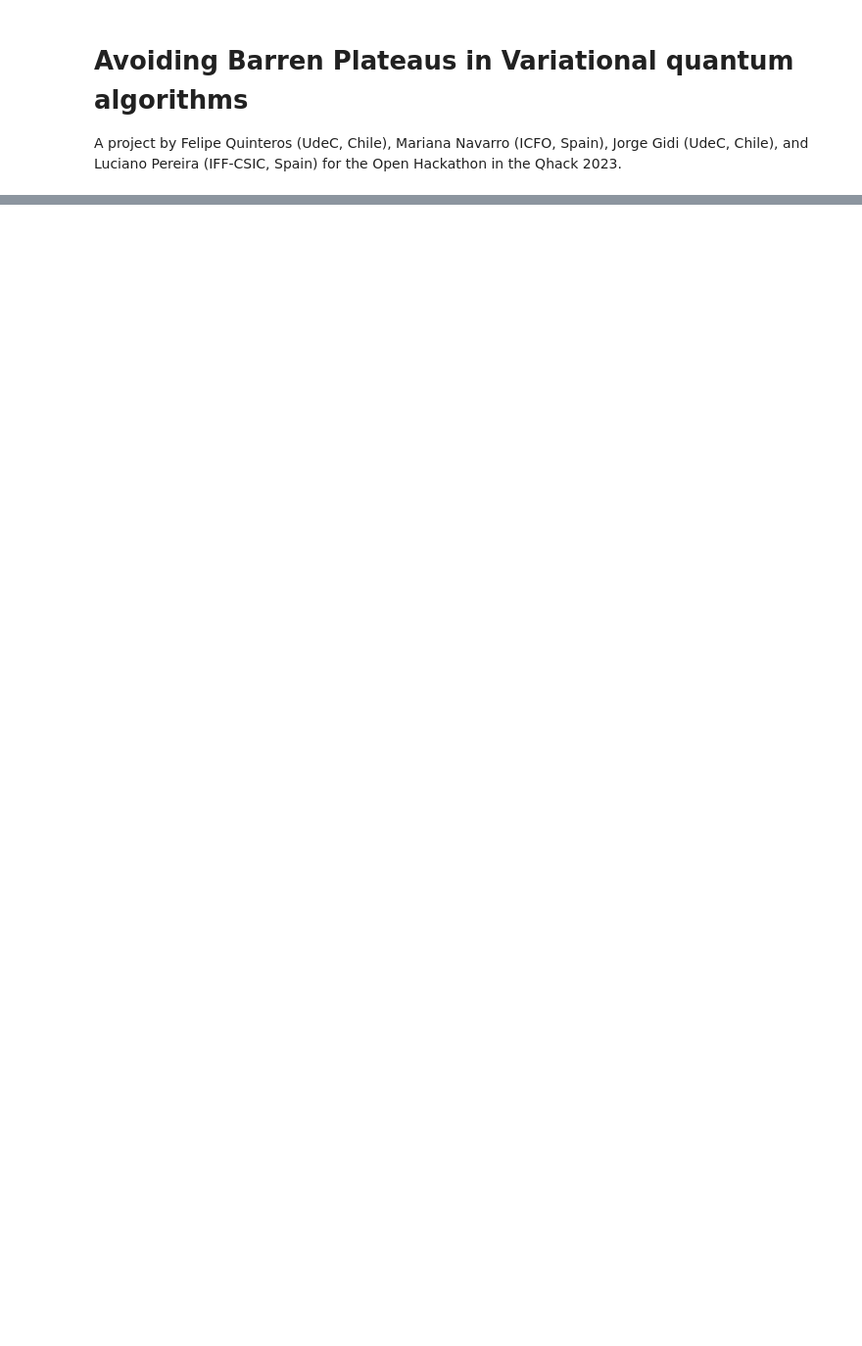
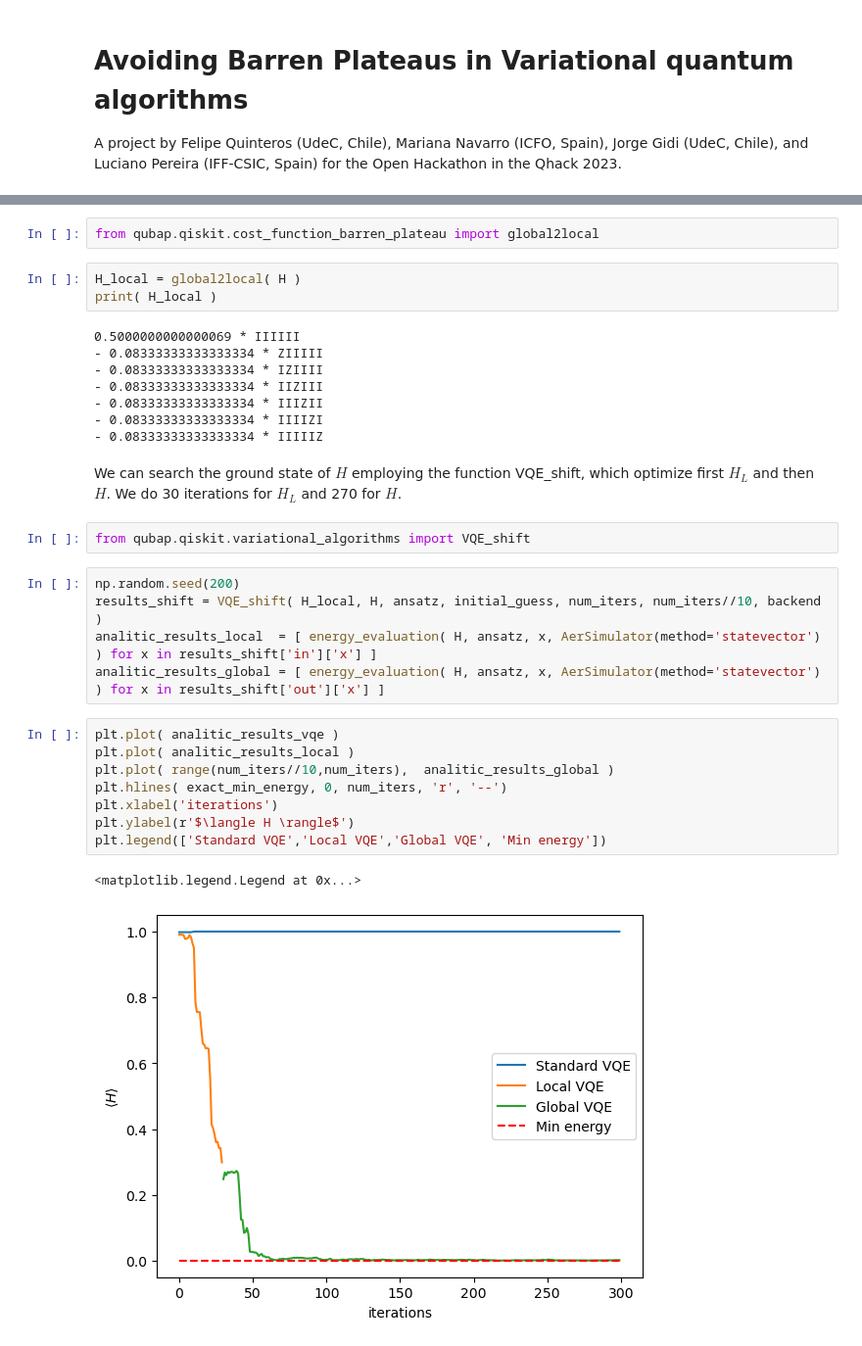
Before and after one commit to jgidi/quantum-barren-plateaus, a Jupyter notebook: notebooks/luciano/Introduction_to_QuBaP.ipynb, the cells around one changed output, grey strips where cells are left out. Shown at 98% size. Saved outputs shown, nothing was run; the diff lists cells and outputs as text; blank space fills up the shorter version.

```diff
--- a/notebooks/luciano/Introduction_to_QuBaP.ipynb
+++ b/notebooks/luciano/Introduction_to_QuBaP.ipynb
@@ -42,0 +116,33 @@ In this project we develop a Qiskit module that include several proposal to redu
+# %%
+from qubap.qiskit.cost_function_barren_plateau import global2local
+# %%
+H_local = global2local( H )
+print( H_local )
+# %% [output]
+0.5000000000000069 * IIIIII
+- 0.08333333333333334 * ZIIIII
+- 0.08333333333333334 * IZIIII
+- 0.08333333333333334 * IIZIII
+- 0.08333333333333334 * IIIZII
+- 0.08333333333333334 * IIIIZI
+- 0.08333333333333334 * IIIIIZ
+# %% [markdown]
+We can search the ground state of $H$ employing the function VQE_shift, which optimize first $H_{L}$ and then $H$. We do 30 iterations for $H_{L}$ and 270 for $H$.
+# %%
+from qubap.qiskit.variational_algorithms import VQE_shift
+# %%
+np.random.seed(200)
+results_shift = VQE_shift( H_local, H, ansatz, initial_guess, num_iters, num_iters//10, backend )
+analitic_results_local  = [ energy_evaluation( H, ansatz, x, AerSimulator(method='statevector') ) for x in results_shift['in']['x'] ]
+analitic_results_global = [ energy_evaluation( H, ansatz, x, AerSimulator(method='statevector') ) for x in results_shift['out']['x'] ]
+# %%
+plt.plot( analitic_results_vqe )
+plt.plot( analitic_results_local )
+plt.plot( range(num_iters//10,num_iters),  analitic_results_global )
+plt.hlines( exact_min_energy, 0, num_iters, 'r', '--')
+plt.xlabel('iterations')
+plt.ylabel(r'$\langle H \rangle$')
+plt.legend(['Standard VQE','Local VQE','Global VQE', 'Min energy'])
+# %% [output]
+<matplotlib.legend.Legend at 0x...>
+[figure, added]
```
Also changed, not shown: parts of 41 cells of this notebook, 13 other files.
